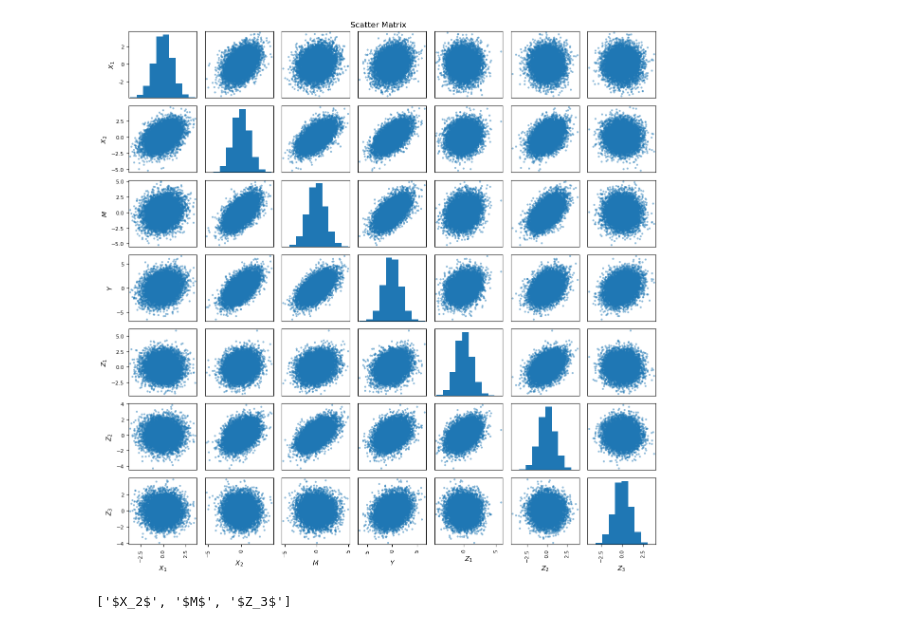
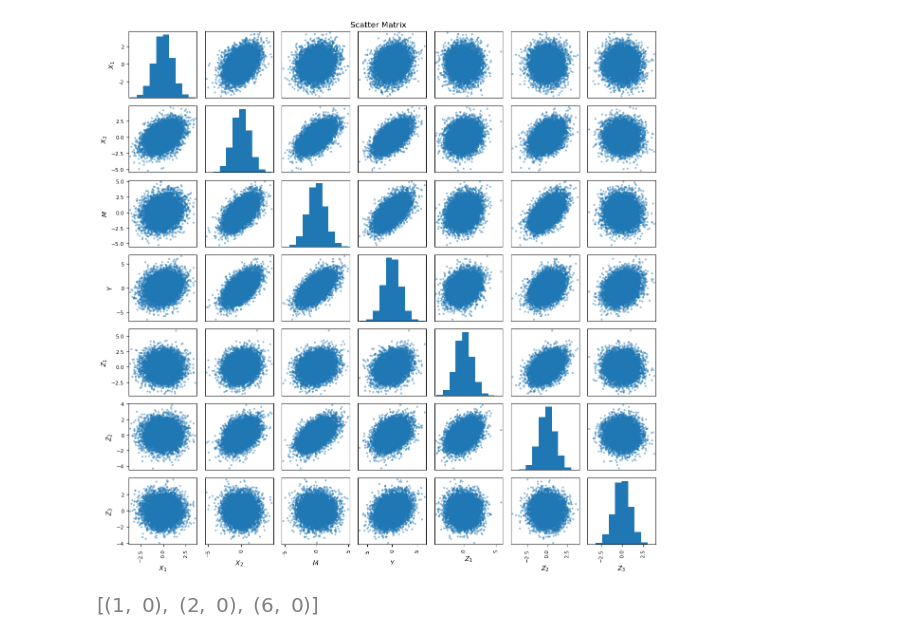
Before and after one commit to oanaipopescu/causal_effects, a Jupyter notebook: running/loading_debug.ipynb, the cells around one changed output. Saved outputs shown, nothing was run; the diff lists cells and outputs as text; code cells hidden in the pictures.

```diff
--- a/running/loading_debug.ipynb
+++ b/running/loading_debug.ipynb
@@ -67,7 +68,7 @@ graph.shape
 # %% [output]
 [figure]
 # %%
-cg = causal_graph.CausalGraph('ADMG', graph, var_names)
+cg = causal_graph.CausalGraph('admg', graph, var_names)
 # %%
 nx_graph = cg.to_networkx()
 # %%
@@ -83,7 +84,10 @@ model.plot_scatter_matrix()
 
 parents = cg.get_parents('$Y$')
 # %%
-parents
+outcome_idxs = cg.get_variable_indices(['$Y$'])
+parent_idxs = cg.get_variable_indices(parents)
-# %% [output]
-['$X_2$', '$M$', '$Z_3$']
+# %%
+parent_idxs
+# %% [output]
+[figure, added]
 # %%
```
Also changed, not shown: parts of 2 cells of this notebook, 3 other files.
